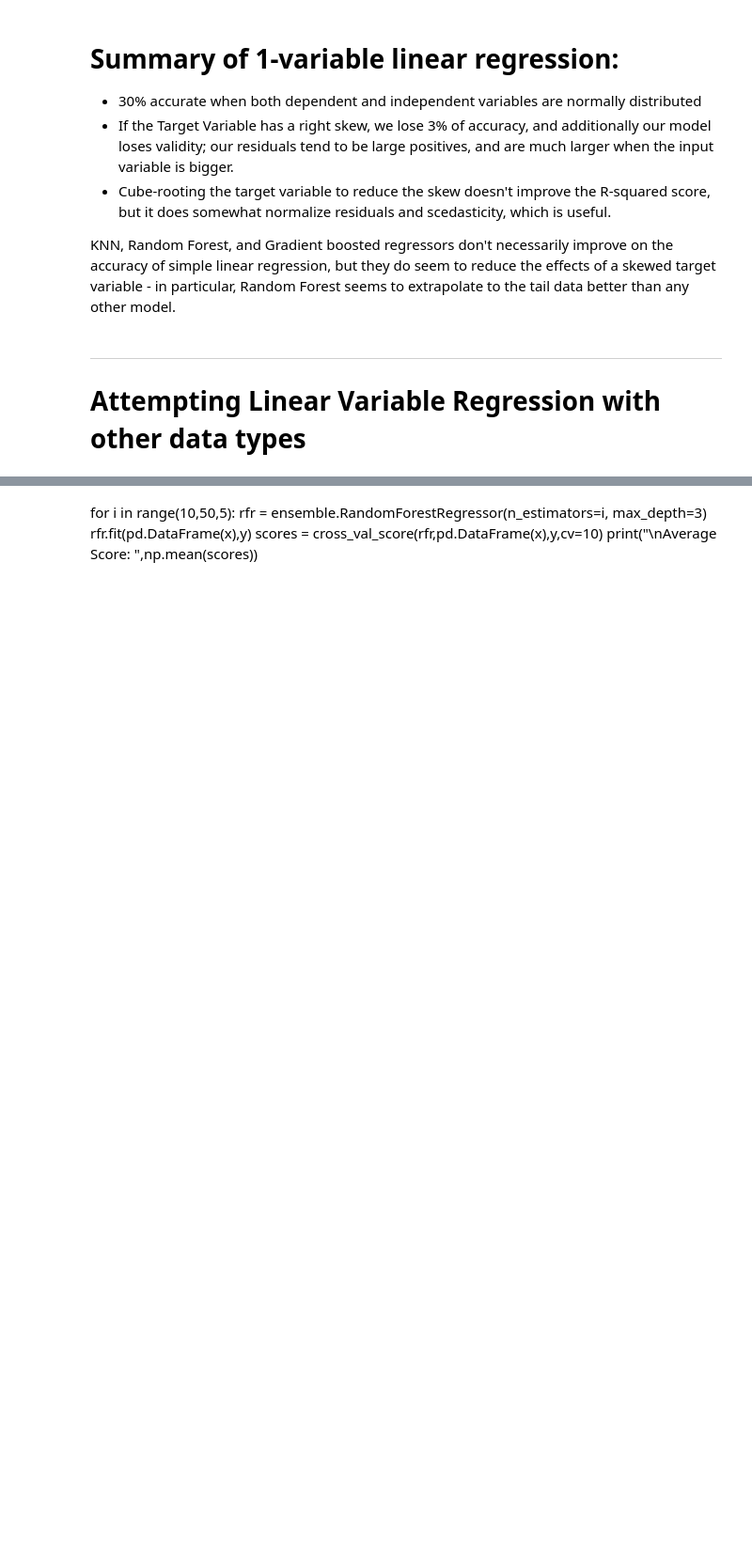
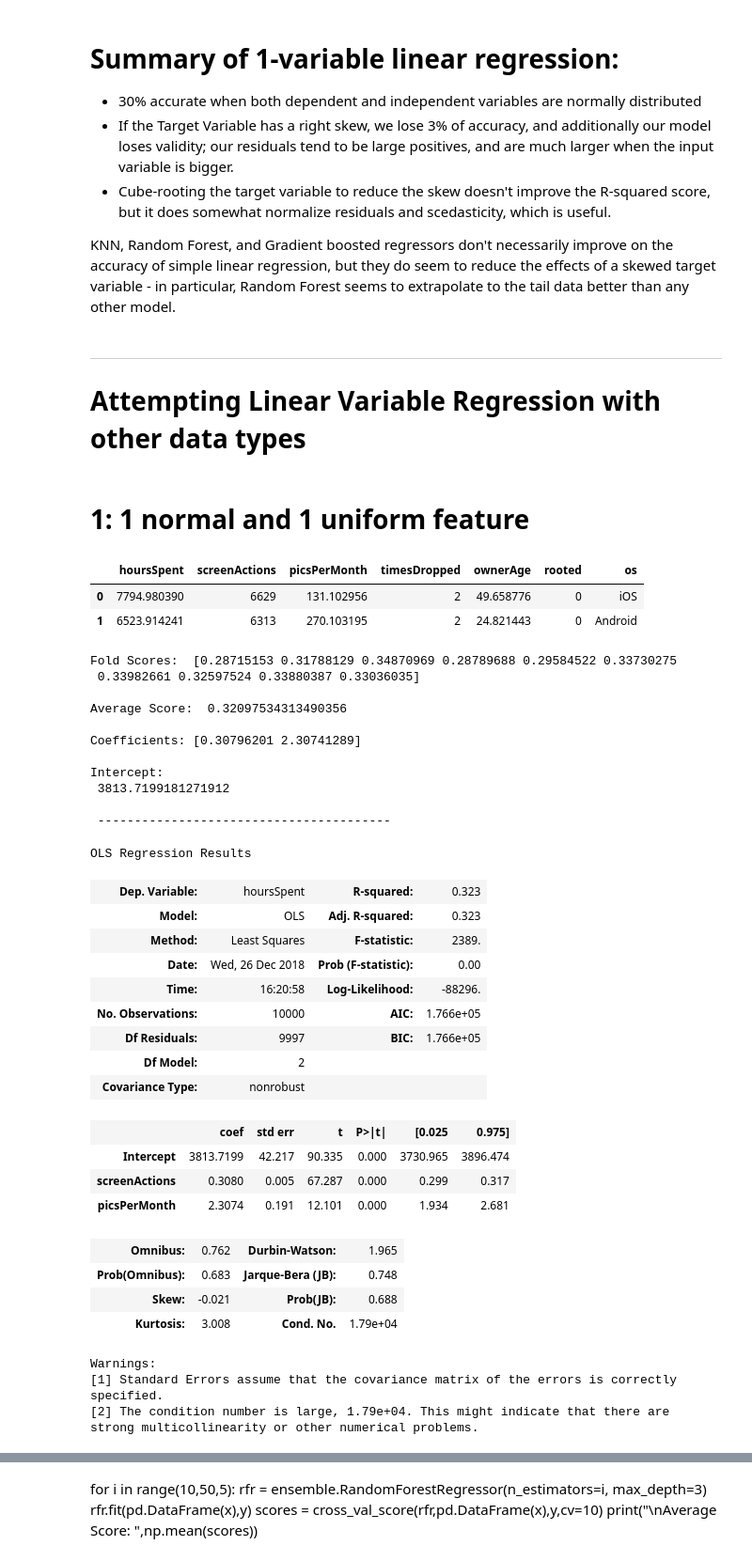
Before and after one commit to conditg/predicting-disruption, a Jupyter notebook: working-notebook.ipynb, the cells around one changed output, grey strips where cells are left out. Shown at 94% size. Drawn from its saved outputs; the diff is of its cells as text; code cells hidden in the pictures; blank space fills up the shorter version.

```diff
--- a/working-notebook.ipynb
+++ b/working-notebook.ipynb
@@ -837,3 +837,64 @@ KNN, Random Forest, and Gradient boosted regressors don't necessarily improve on
 # %% [markdown]
 ---------
 # Attempting Linear Variable Regression with other data types
+# %% [markdown]
+# 1: 1 normal and 1 uniform feature
+# %%
+normal.df.head(2)
+# %% [output]
+|  | hoursSpent | screenActions | picsPerMonth | timesDropped | ownerAge | rooted | os |
+| 0 | 7794.980390 | 6629 | 131.102956 | 2 | 49.658776 | 0 | iOS |
+| 1 | 6523.914241 | 6313 | 270.103195 | 2 | 24.821443 | 0 | Android |
+# %%
+#sklearn
+x = normal.df[['screenActions', 'picsPerMonth']]
+y = normal.df['hoursSpent']
+regr.fit(x,y)
+scores = cross_val_score(regr,x,y,cv=10)
+print("Fold Scores: ",scores)
+print("\nAverage Score: ",np.mean(scores))
+print('\nCoefficients:', regr.coef_)
+print('\nIntercept: \n', regr.intercept_)
+print('\n','-'*40)
+
+#statsmodels
+
+linear_formula = 'hoursSpent ~ screenActions+picsPerMonth'
+
+# Fit the model to our data using the formula.
+lm = smf.ols(formula=linear_formula, data=normal.df).fit()
+lm.summary()
+# %% [output]
+Fold Scores:  [0.28715153 0.31788129 0.34870969 0.28789688 0.29584522 0.33730275
+ 0.33982661 0.32597524 0.33880387 0.33036035]
+
+Average Score:  0.32097534313490356
+
+Coefficients: [0.30796201 2.30741289]
+
+Intercept:
+ 3813.7199181271912
+
+ ----------------------------------------
+OLS Regression Results
+| Dep. Variable: | hoursSpent | R-squared: | 0.323 |
+| Model: | OLS | Adj. R-squared: | 0.323 |
+| Method: | Least Squares | F-statistic: | 2389. |
+| Date: | Wed, 26 Dec 2018 | Prob (F-statistic): | 0.00 |
+| Time: | 16:20:58 | Log-Likelihood: | -88296. |
+| No. Observations: | 10000 | AIC: | 1.766e+05 |
+| Df Residuals: | 9997 | BIC: | 1.766e+05 |
+| Df Model: | 2 |  |  |
+| Covariance Type: | nonrobust |  |  |
+|  | coef | std err | t | P>|t| | [0.025 | 0.975] |
+| Intercept | 3813.7199 | 42.217 | 90.335 | 0.000 | 3730.965 | 3896.474 |
+| screenActions | 0.3080 | 0.005 | 67.287 | 0.000 | 0.299 | 0.317 |
+| picsPerMonth | 2.3074 | 0.191 | 12.101 | 0.000 | 1.934 | 2.681 |
+| Omnibus: | 0.762 | Durbin-Watson: | 1.965 |
+| Prob(Omnibus): | 0.683 | Jarque-Bera (JB): | 0.748 |
+| Skew: | -0.021 | Prob(JB): | 0.688 |
+| Kurtosis: | 3.008 | Cond. No. | 1.79e+04 |
+Warnings:
+[1] Standard Errors assume that the covariance matrix of the errors is correctly specified.
+[2] The condition number is large, 1.79e+04. This might indicate that there are
+strong multicollinearity or other numerical problems.
```
Also changed, not shown: parts of 22 cells of this notebook.
